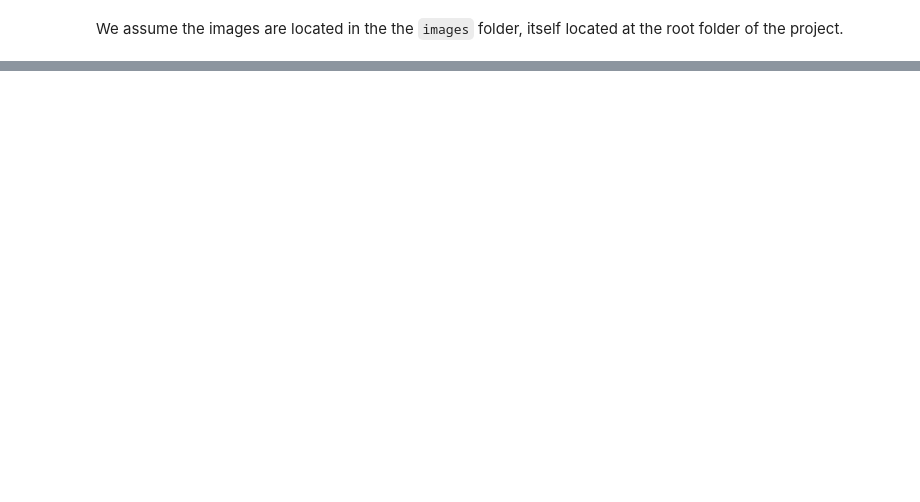
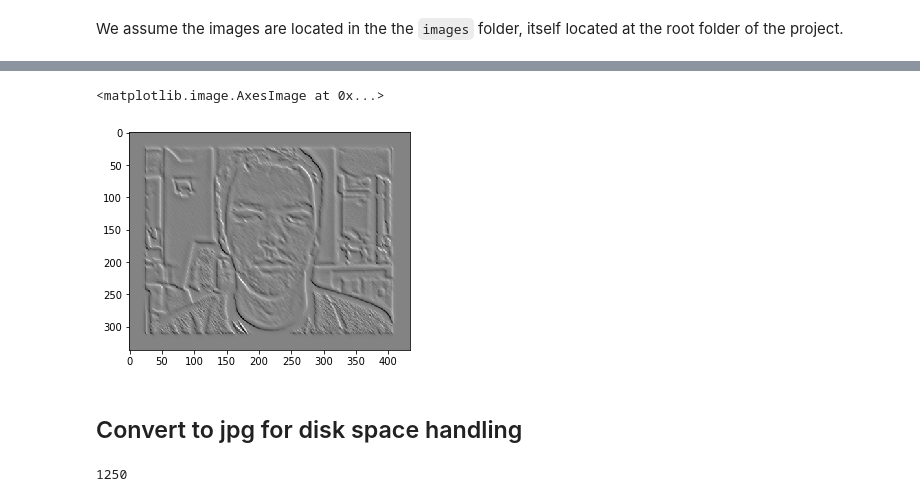
Before and after one commit to pierreglaser/templatematching-mva, a Jupyter notebook: notebooks/orientation_scores.ipynb, the cells around one changed output, grey strips where cells are left out. Drawn from its saved outputs; the diff is of its cells as text; code cells hidden in the pictures; blank space fills up the shorter version.

```diff
--- a/notebooks/orientation_scores.ipynb
+++ b/notebooks/orientation_scores.ipynb
@@ -48,11 +43,11 @@ import pickle
 SE2_IMAGES_PATH='../images_transformed_se2/'
 if not os.path.exists(SE2_IMAGES_PATH):
     os.makedirs(SE2_IMAGES_PATH)
-for i in range(1):  # change to 1251 for full transformation
+for i in range(669, 1521):  # change to 1521 for full transformation
     print(i)
     filename = f'{i:04}.jpg'
-    img = read_norm_img(0)
-    transformer = OrientationScoreTransformer(patch_size=51, num_slices=50)
+    img = read_norm_img(i)
+    transformer = OrientationScoreTransformer(patch_size=51, num_slices=12)
     transformed_img = transformer.fit_transform(img)
     with open(os.path.join(SE2_IMAGES_PATH, filename), 'wb') as fh:
         pickle.dump(transformed_img, fh)
@@ -60,0 +73,11 @@ for i in range(1):  # change to 1251 for full transformation
+# %%
+
+with open('../images_transformed_se2/0000.jpg', 'rb') as f:
+    img = pickle.load(f)
+# %%
+plt.imshow(img[:, :, 3], cmap='gray')
+# %% [output]
+<matplotlib.image.AxesImage at 0x...>
+[figure, added]
+# %% [markdown]
+## Convert to jpg for disk space handling
@@ -60,0 +98,4 @@ for i in range(1):  # change to 1251 for full transformation
+# %%
+list(range(668, 1251))[-1]
+# %% [output]
+1250
```
Also changed, not shown: parts of 4 cells of this notebook.
